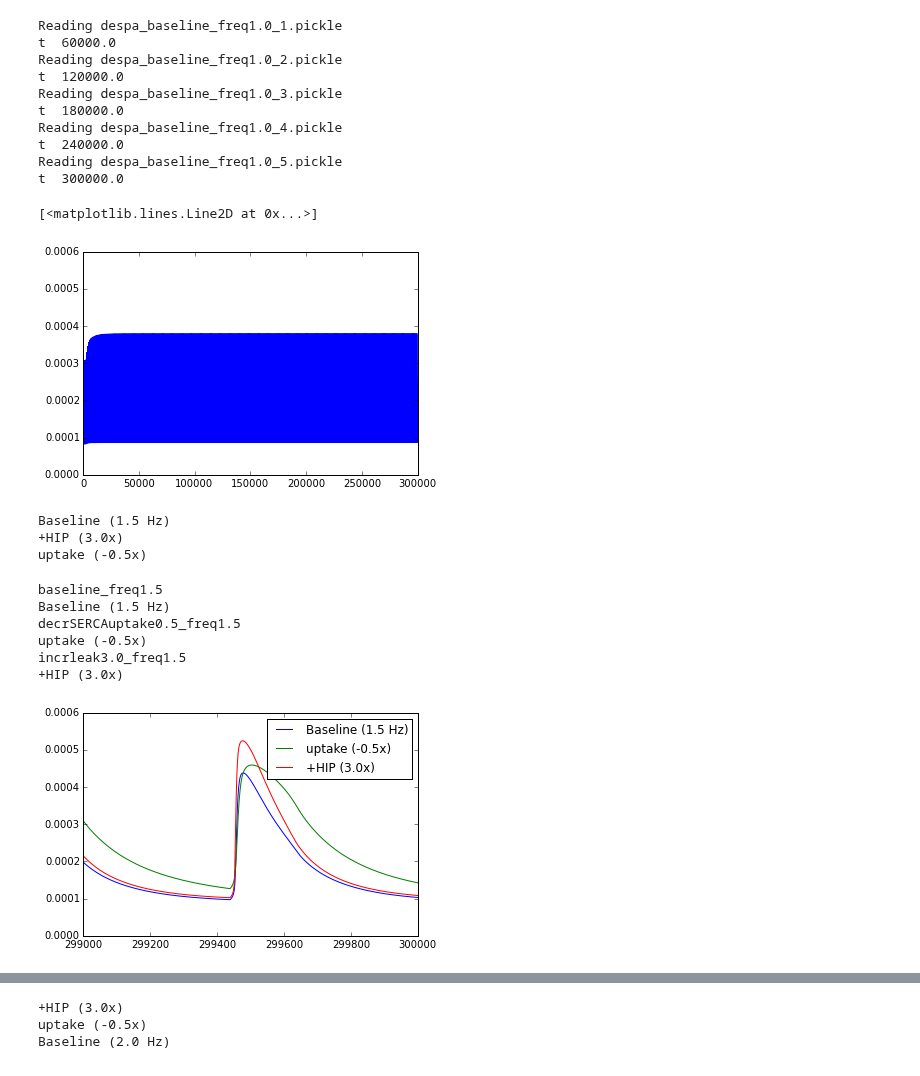
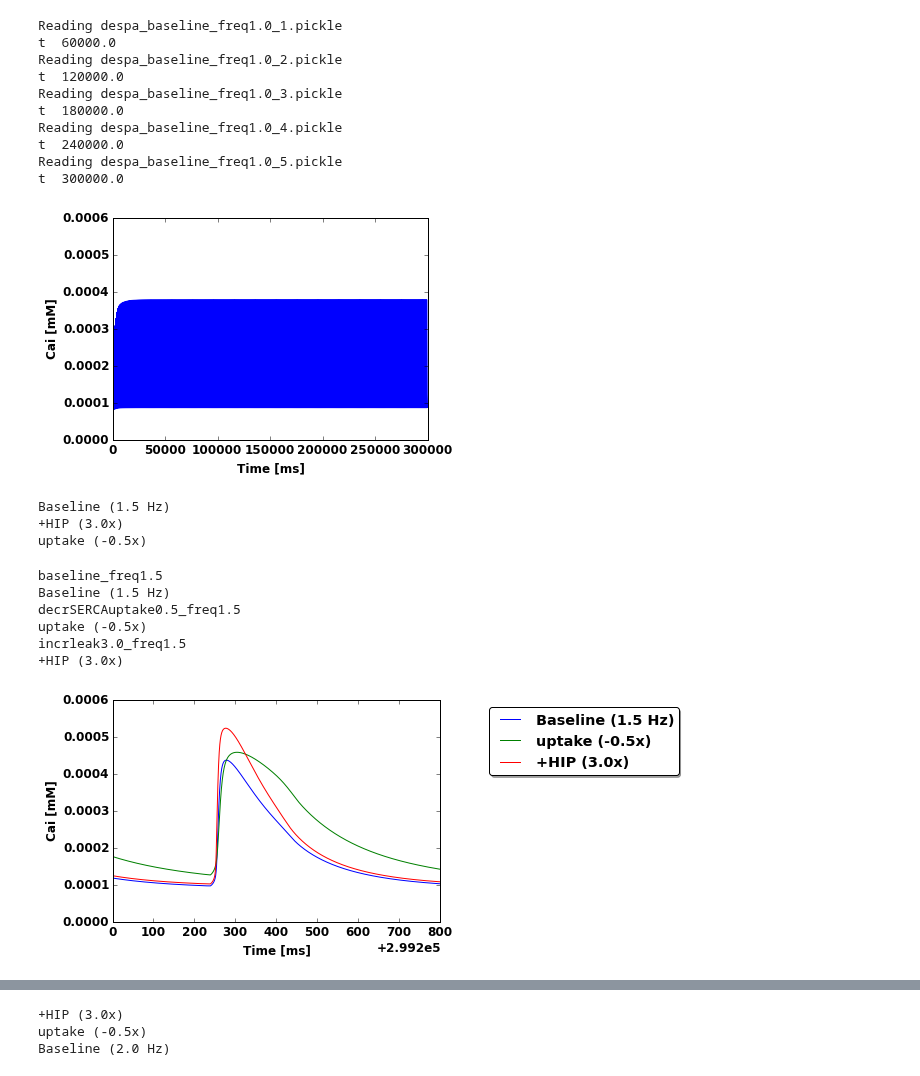
Before and after one commit to huskeypm/wholecell, a Jupyter notebook: despaSweep-paper.ipynb, the cells around one changed output, grey strips where cells are left out. Drawn from its saved outputs; the diff is of its cells as text; code cells hidden in the pictures.

```diff
--- a/despaSweep-paper.ipynb
+++ b/despaSweep-paper.ipynb
@@ -165,16 +75 @@ gU.PrintParams()
-# %%
-import shannon_2004 as model
-from scipy.integrate import odeint
-import numpy as np
-
-s=model.init_state_values()
-p=model.init_parameter_values()
-t=0.
-dt=4e3
-dtn=0.1
-mxsteps=40000
-tsteps=np.linspace(t, t+dt, (dt)/dtn+1)
-states=odeint(model.rhs,s,tsteps,(p,),mxstep=mxsteps,hmax=0.03,rtol=1e-12,atol=1e-12)
-V_idx=model.state_indices("V")
-plt.plot(tsteps,states[:,V_idx],label=V_idx)
 # %% [markdown]
@@ -607,9 +465,9 @@ uptake (-0.5x)
 import daisychain as dc
 dorun=False
 if dorun:
-    pickleNames = dc.daisychain(outBase = "despa_decrSERCAuptake0.3_freq1.0",dtn=60e3, iters=5)
+    pickleNames = dc.daisychain(outBase = "despa_decrSERCAuptake0.5_freq1.0",dtn=60e3, iters=5)
 else:
-    pickleNames = dc.daisychain(outBase = "despa_decrSERCAuptake0.3_freq1.0",dtn=60e3, iters=5, namesOnly=True)
+    pickleNames = dc.daisychain(outBase = "despa_decrSERCAuptake0.5_freq1.0",dtn=60e3, iters=5, namesOnly=True)
 # %%
 ts, allsisi, s_idx = dc.concatenateTrajs(pickleNames)
 # %% [output]
@@ -653,12 +520,18 @@ Reading despa_baseline_freq1.0_5.pickle
 t  300000.0
 # %%
 label = "Cai"
+plt.ylabel("Cai [mM]",**font)
+plt.xlabel("Time [ms]",**font)
 idx = s_idx.index(label)
 plt.plot(ts,allsisi[:,idx])
-#plt.xlim([250e3,300e3])
+
+outFile="despa_baseline_freq1.0_Cai_30s.png"
+
+plt.tight_layout()
+
+plt.gcf().savefig(outFile)
 # %% [output]
-[<matplotlib.lines.Line2D at 0x...>]
-[figure, old version]
+[figure, new version]
 # %%
 freqi = "%3.1f"%1.5
 caseDicti = dict()
@@ -673,49 +546,41 @@ uptake (-0.5x)
 # %%
 plt.figure()
 i=0
 max1_5=np.zeros(2)
 min1_5=np.zeros(2)
 diff1_5=np.zeros(2)
 for key, case in caseDicti.iteritems():
   print case.tag
   print case.label
   t = case.data['t']
   #t-= np.min(t)
   ti= t + T*(1-1/np.float(nIntervals)) # should define this elsewhere (dbl check)
   s = case.data['s']
   s_idx = case.data['s_idx']
 
 
   idx = s_idx.index("Cai")
   plt.plot(ti,s[:,idx],label=case.label)
- # print s[298e03:,idx]
-#  max1_5[i] = np.amax(s[585e3:,idx])
-#  min1_5[i] = np.amin(s[585e3:,idx])
-#  diff1_5[i] = max1_5[i] - min1_5[i]
-#  print max1_5, min1_5, diff1_5
+
   i=i+1
+plt.ylabel("Cai [mM]",**font)
+plt.xlabel("Time [ms]",**font)
+plt.xlim([299.2e3,300e3])
 
-#plt.figure()
-#idx = s_idx.index("Nai")
-#plt.plot(t,s[:,idx],label=case.label)
-plt.xlim([299e3,300e3])
-plt.legend()
-outFile="%s.png"%case.name
-plt.gcf().savefig(outFile)
+outFile="decrSERCAuptake0.5_freq1.5_Cai.png"
 
-#diff1_5b=diff1_5[0]
-#diff1_5x=diff1_5[1]
+plt.legend(bbox_to_anchor=(1.75,1.0),fancybox=True, shadow=True)
+plt.tight_layout()
 
-#print "Baseline: ", diff1_5b
-#print "Extended: ", diff1_5x
+plt.gcf().savefig(outFile,bbox_extra_Artists=(),bbox_inches='tight')
 # %% [output]
 baseline_freq1.5
 Baseline (1.5 Hz)
 decrSERCAuptake0.5_freq1.5
 uptake (-0.5x)
 incrleak3.0_freq1.5
 +HIP (3.0x)
-[figure, old version]
+[figure, new version]
 # %%
 plt.figure()
 i=0
```
Also changed, not shown: parts of 49 cells of this notebook.
